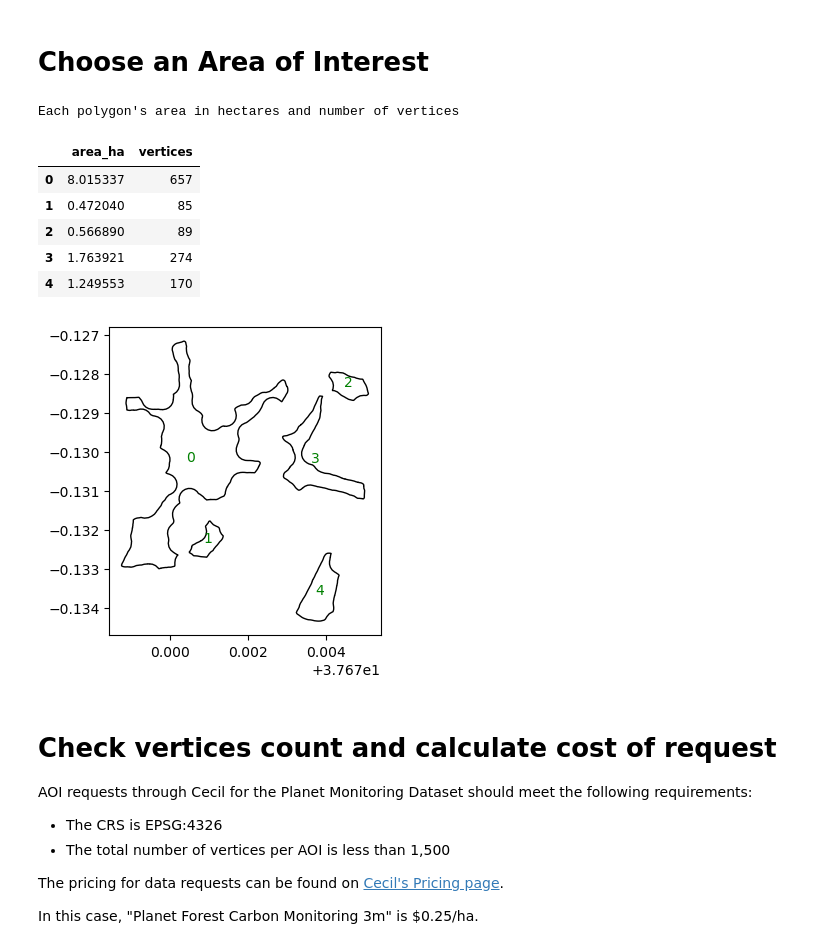
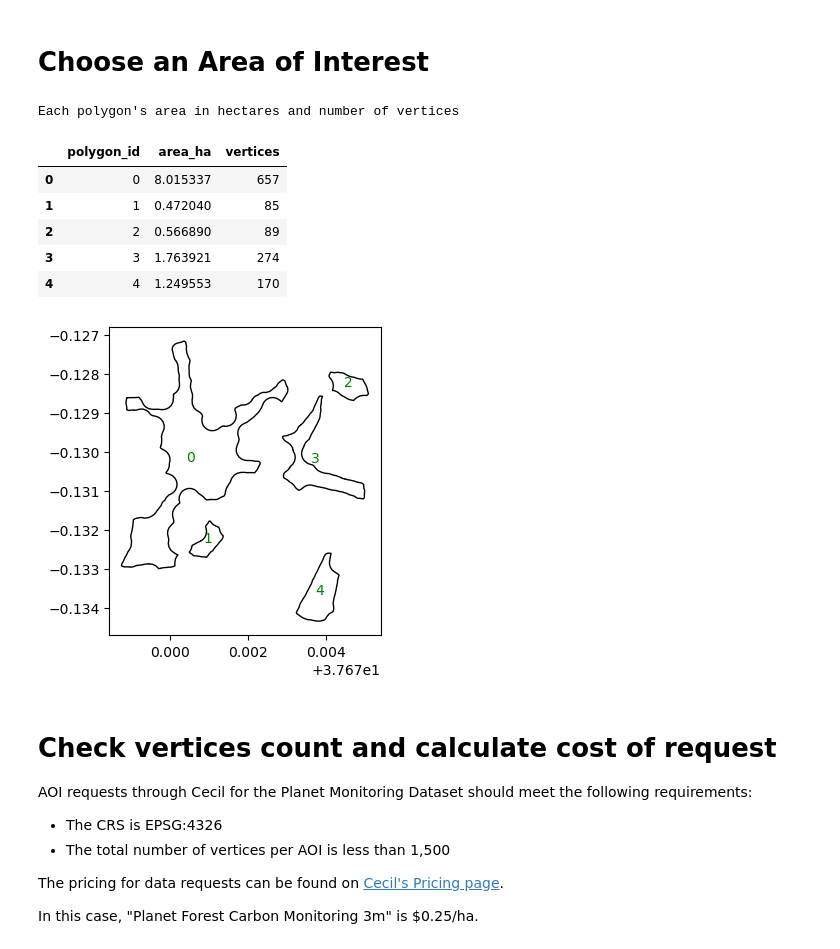
Before and after one commit to rumble-up/cecil-tutorials, a Jupyter notebook: 1_Request_AOI_from_Cecil_timeline.ipynb, the cells around one changed output. Cells and saved outputs as stored; diff of their text form; code cells hidden in the pictures.

```diff
--- a/1_Request_AOI_from_Cecil_timeline.ipynb
+++ b/1_Request_AOI_from_Cecil_timeline.ipynb
@@ -23,37 +23,43 @@ PLANET_COST_PER_HA = 0.25  # USD
 # %%
 polygons = gpd.read_file('data/intermediate/example_polygons.gpkg', layer='example_polygons')
 
 # Project to UTM zone 37N for accurate area calculation (e.g., UTM zone 37N for Kenya)
 polygons_utm = polygons.to_crs(epsg=32637)
 
 # Calculate total area in hectares
 total_area_m2 = polygons_utm.geometry.area.sum()
 
 # Calculate number of vertices for each polygon
 # Note: This assumes polygons are valid and have an exterior ring
 polygons['vertices'] = polygons.geometry.apply(lambda geom: len(geom.exterior.coords) if geom.is_valid else 0)
 # Calculate total number of vertices
 total_vertices = polygons['vertices'].sum()
 
 # Use the UTM projection to calculate area in hectares
 polygons['area_ha'] = polygons_utm.geometry.area / 10000 # 1 hectare = 10,000 m²
 total_area_ha = polygons['area_ha'].sum()
 
+#Create a polygon_id column for easier reference
+polygons['polygon_id'] = polygons.index.astype('category')
+# Change the polygon_id to be a categorical type
+# polygons['polygon_id'] = polygons['polygon_id'].astype('category')
+# polygons = polygons.reset_index().rename(columns={'index': 'polygon_id'})
+
 print("Each polygon's area in hectares and number of vertices")
-display(polygons[['area_ha', 'vertices']])
+display(polygons[['polygon_id', 'area_ha', 'vertices']])
 
 ax = polygons.plot(figsize=(4,4), edgecolor='black', facecolor='none')
 for idx, row in polygons.iterrows():
     centroid = row.geometry.centroid
     ax.annotate(str(idx), xy=(centroid.x, centroid.y), color='green', fontsize=10, ha='center')
 # %% [output]
 Each polygon's area in hectares and number of vertices
-|  | area_ha | vertices |
-| 0 | 8.015337 | 657 |
-| 1 | 0.472040 | 85 |
-| 2 | 0.566890 | 89 |
-| 3 | 1.763921 | 274 |
-| 4 | 1.249553 | 170 |
+|  | polygon_id | area_ha | vertices |
+| 0 | 0 | 8.015337 | 657 |
+| 1 | 1 | 0.472040 | 85 |
+| 2 | 2 | 0.566890 | 89 |
+| 3 | 3 | 1.763921 | 274 |
+| 4 | 4 | 1.249553 | 170 |
 [figure]
 # %% [markdown]
 # Check vertices count and calculate cost of request
```
Also changed, not shown: parts of 17 cells of this notebook.
